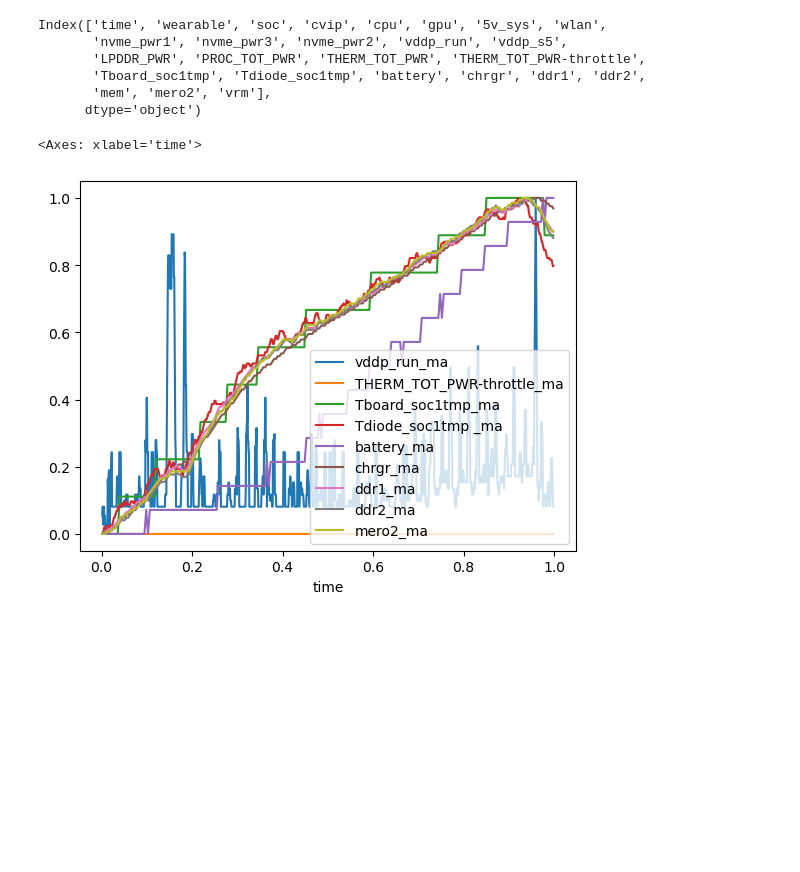
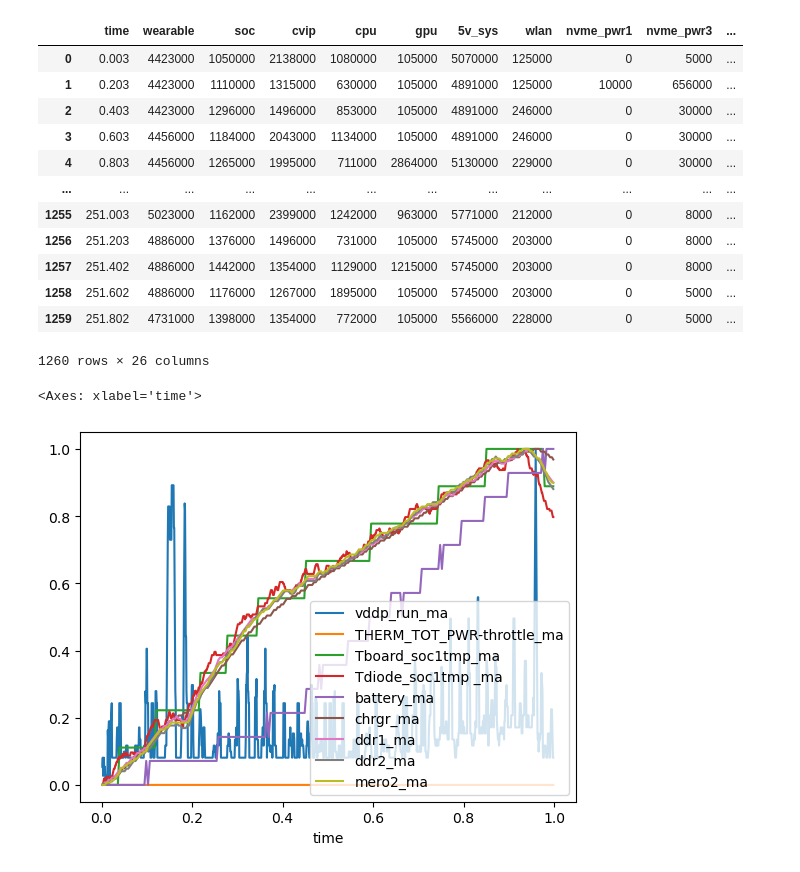
Before and after one commit to jai-sundaram/ar-privacy, a Jupyter notebook: BurgsDevelopment/Jai Data Analysis/sma.ipynb, the cells around one changed output. Drawn from its saved outputs; the diff is of its cells as text; code cells hidden in the pictures; blank space fills up the shorter version.

```diff
--- a/BurgsDevelopment/Jai Data Analysis/sma.ipynb
+++ b/BurgsDevelopment/Jai Data Analysis/sma.ipynb
@@ -3,15 +3,22 @@
 #drop time, events, wearable, soc, cvip, cpu, gpu, 5v_sys, wlan, nvme_pwr1, nvme_pwr3, vddp_run, vddp_s5, LPDDR_PWR, PROC_TOT_PWR
 # %%
 import pandas as pd
-dataset = pd.read_csv(r"C:\Users\jesun\Desktop\BURGS - AR Privacy\Development\ar-privacy\BurgsDevelopment\Jai Data Analysis\blinds_edited.csv")
+dataset = pd.read_csv("./blinds_edited.csv")
 print(dataset.columns)
 # %% [output]
+|  | time | wearable | soc | cvip | cpu | gpu | 5v_sys | wlan | nvme_pwr1 | nvme_pwr3 | ... |
+| 0 | 0.003 | 4423000 | 1050000 | 2138000 | 1080000 | 105000 | 5070000 | 125000 | 0 | 5000 | ... |
+| 1 | 0.203 | 4423000 | 1110000 | 1315000 | 630000 | 105000 | 4891000 | 125000 | 10000 | 656000 | ... |
+| 2 | 0.403 | 4423000 | 1296000 | 1496000 | 853000 | 105000 | 4891000 | 246000 | 0 | 30000 | ... |
+| 3 | 0.603 | 4456000 | 1184000 | 2043000 | 1134000 | 105000 | 4891000 | 246000 | 0 | 30000 | ... |
+| 4 | 0.803 | 4456000 | 1265000 | 1995000 | 711000 | 2864000 | 5130000 | 229000 | 0 | 30000 | ... |
+| ... | ... | ... | ... | ... | ... | ... | ... | ... | ... | ... | ... |
+| 1255 | 251.003 | 5023000 | 1162000 | 2399000 | 1242000 | 963000 | 5771000 | 212000 | 0 | 8000 | ... |
+| 1256 | 251.203 | 4886000 | 1376000 | 1496000 | 731000 | 105000 | 5745000 | 203000 | 0 | 8000 | ... |
+| 1257 | 251.402 | 4886000 | 1442000 | 1354000 | 1129000 | 1215000 | 5745000 | 203000 | 0 | 8000 | ... |
+| 1258 | 251.602 | 4886000 | 1176000 | 1267000 | 1895000 | 105000 | 5745000 | 203000 | 0 | 5000 | ... |
+| 1259 | 251.802 | 4731000 | 1398000 | 1354000 | 772000 | 105000 | 5566000 | 228000 | 0 | 5000 | ... |
-Index(['time', 'wearable', 'soc', 'cvip', 'cpu', 'gpu', '5v_sys', 'wlan',
-       'nvme_pwr1', 'nvme_pwr3', 'nvme_pwr2', 'vddp_run', 'vddp_s5',
-       'LPDDR_PWR', 'PROC_TOT_PWR', 'THERM_TOT_PWR', 'THERM_TOT_PWR-throttle',
-       'Tboard_soc1tmp', 'Tdiode_soc1tmp', 'battery', 'chrgr', 'ddr1', 'ddr2',
-       'mem', 'mero2', 'vrm'],
-      dtype='object')
+1260 rows × 26 columns
 # %%
 #dropping the appropriate columns
 dataset.drop('wearable', axis=1, inplace = True)
```
Also changed, not shown: 2 other files.
